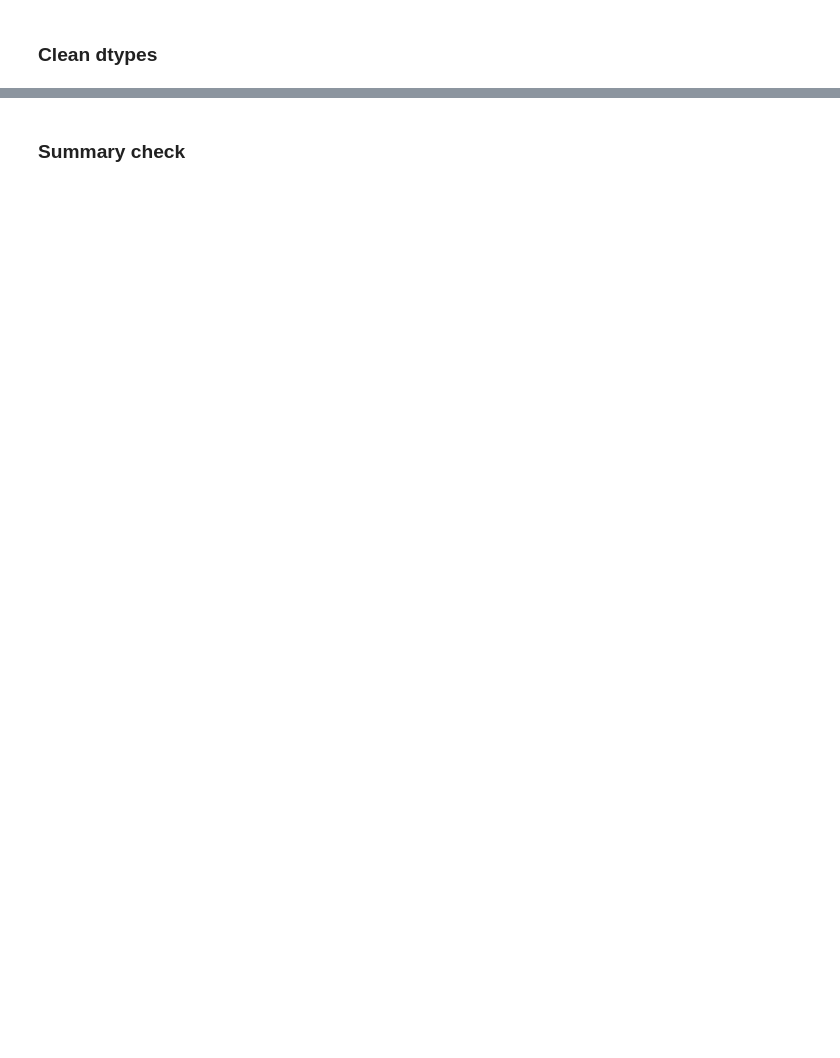
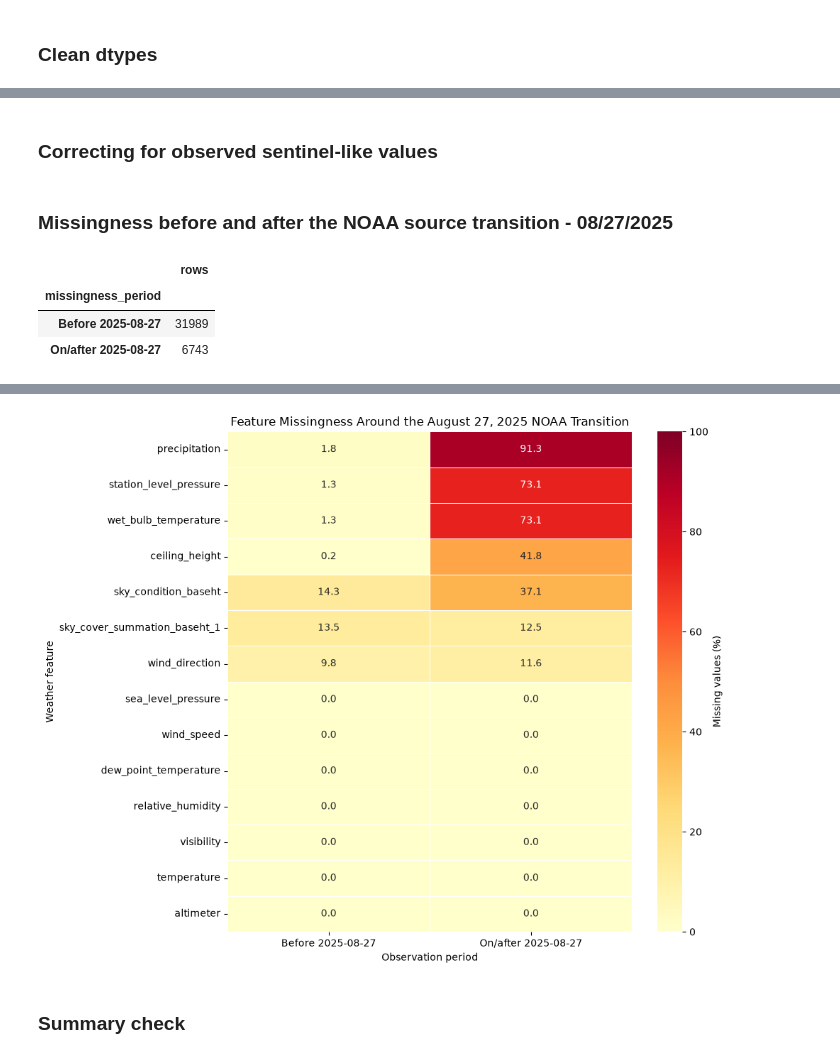
Before and after one commit to UC-Berkeley-I-School/207-Summer26-FinalProject-MLModel, a Jupyter notebook: Data_Preprocessing/santi/preprocess_weather_data.ipynb, the cells around one changed output, grey strips where cells are left out. Saved outputs shown, nothing was run; the diff lists cells and outputs as text; code cells hidden in the pictures; blank space fills up the shorter version.

```diff
--- a/Data_Preprocessing/santi/preprocess_data.ipynb
+++ b/Data_Preprocessing/santi/preprocess_weather_data.ipynb
@@ -214,0 +212,2 @@ display(cleaned_weather_df)
+# %% [markdown]
+### Correcting for observed sentinel-like values
@@ -214,0 +217,71 @@ display(cleaned_weather_df)
+# %% [markdown]
+### Missingness before and after the NOAA source transition - 08/27/2025
+# %%
+NOAA_TRANSITION_DATE = pd.Timestamp("2025-08-27")
+
+missingness_columns = [
+    "temperature",
+    "dew_point_temperature",
+    "relative_humidity",
+    "visibility",
+    "wind_speed",
+    "wind_direction",
+    "sea_level_pressure",
+    "station_level_pressure",
+    "wet_bulb_temperature",
+    "ceiling_height",
+    "altimeter",
+    "sky_condition_baseht",
+    "sky_cover_summation_baseht_1",
+    "precipitation",
+]
+period_order = ["Before 2025-08-27", "On/after 2025-08-27"]
+
+missingness_comparison_df = cleaned_weather_df.assign(
+    missingness_period=np.where(
+        cleaned_weather_df["DATE"] < NOAA_TRANSITION_DATE,
+        period_order[0],
+        period_order[1],
+    )
+)
+
+period_row_counts = (
+    missingness_comparison_df["missingness_period"]
+    .value_counts()
+    .reindex(period_order)
+    .rename("rows")
+    .to_frame()
+)
+missingness_by_period = (
+    missingness_comparison_df
+    .groupby("missingness_period")[missingness_columns]
+    .agg(lambda values: values.isna().mean() * 100)
+    .T
+    .reindex(columns=period_order)
+    .sort_values(period_order[1], ascending=False)
+)
+
+display(period_row_counts)
+display(missingness_by_period.round(1))
+
+plt.figure(figsize=(10, 8))
+sns.heatmap(
+    missingness_by_period,
+    annot=True,
+    fmt=".1f",
+    cmap="YlOrRd",
+    vmin=0,
+    vmax=100,
+    linewidths=0.5,
+    cbar_kws={"label": "Missing values (%)"},
+)
+plt.title("Feature Missingness Around the August 27, 2025 NOAA Transition")
+plt.xlabel("Observation period")
+plt.ylabel("Weather feature")
+plt.tight_layout()
+plt.show()
+# %% [output]
+|  | rows |
+| missingness_period |  |
+| Before 2025-08-27 | 31989 |
+| On/after 2025-08-27 | 6743 |
@@ -215,3 +303,4 @@ display(cleaned_weather_df)
+[figure, added]
 # %% [markdown]
 ### Summary check
 # %%
```
Also changed, not shown: parts of 11 cells of this notebook, 1 other file.
